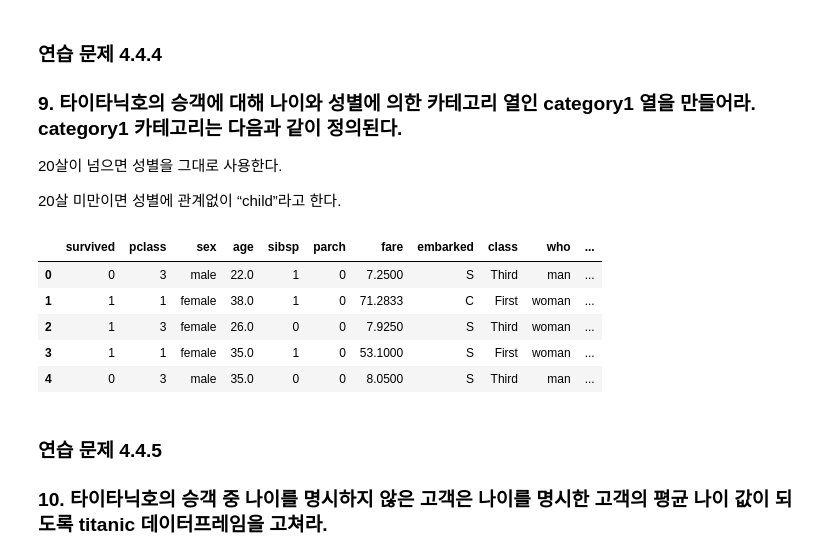
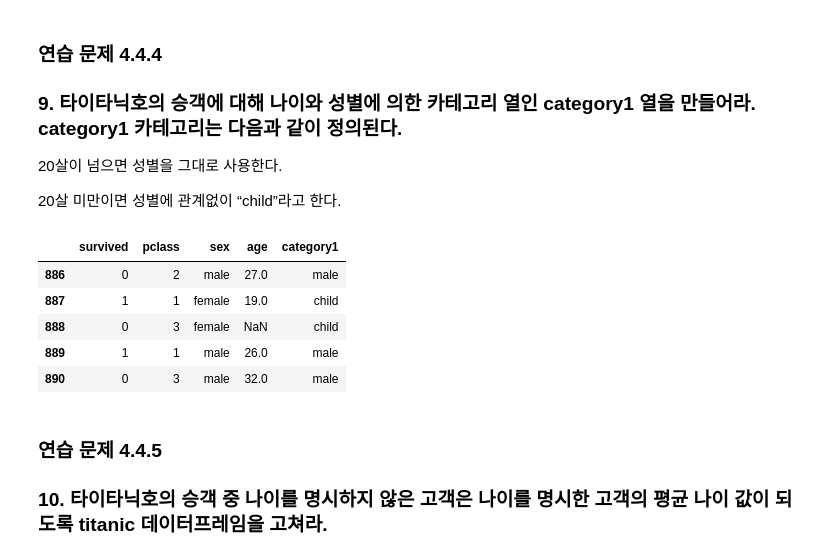
Before and after one commit to youngin0221/Data-Analysis-2021-2, a Jupyter notebook: 02.Pandas/0601_과제.ipynb, the cells around one changed output. Saved outputs shown, nothing was run; the diff lists cells and outputs as text; code cells hidden in the pictures.

```diff
--- a/02.Pandas/0601_과제.ipynb
+++ b/02.Pandas/0601_과제.ipynb
@@ -277,16 +364,20 @@ titanic_F['age'].mean()
 20살이 넘으면 성별을 그대로 사용한다.
 
 20살 미만이면 성별에 관계없이 “child”라고 한다.
+# %%
+titanic = titanic[['survived', 'pclass', 'sex', 'age']]
 # %%
-titanic["category1"] = titanic.apply(lambda r: r.sex if r.age >= 20 else "child", axis=1)
-titanic.head()
+titanic["category1"] = titanic.apply(
+    lambda r: r.sex if r.age >= 20 else "child", axis=1
+)
+titanic.tail()
 # %% [output]
-|  | survived | pclass | sex | age | sibsp | parch | fare | embarked | class | who | ... |
-| 0 | 0 | 3 | male | 22.0 | 1 | 0 | 7.2500 | S | Third | man | ... |
-| 1 | 1 | 1 | female | 38.0 | 1 | 0 | 71.2833 | C | First | woman | ... |
-| 2 | 1 | 3 | female | 26.0 | 0 | 0 | 7.9250 | S | Third | woman | ... |
-| 3 | 1 | 1 | female | 35.0 | 1 | 0 | 53.1000 | S | First | woman | ... |
-| 4 | 0 | 3 | male | 35.0 | 0 | 0 | 8.0500 | S | Third | man | ... |
+|  | survived | pclass | sex | age | category1 |
+| 886 | 0 | 2 | male | 27.0 | male |
+| 887 | 1 | 1 | female | 19.0 | child |
+| 888 | 0 | 3 | female | NaN | child |
+| 889 | 1 | 1 | male | 26.0 | male |
+| 890 | 0 | 3 | male | 32.0 | male |
 # %% [markdown]
 ### 연습 문제 4.4.5
 ### 10. 타이타닉호의 승객 중 나이를 명시하지 않은 고객은 나이를 명시한 고객의 평균 나이 값이 되도록 titanic 데이터프레임을 고쳐라.
```
Also changed, not shown: parts of 29 cells of this notebook, 2 other files.
